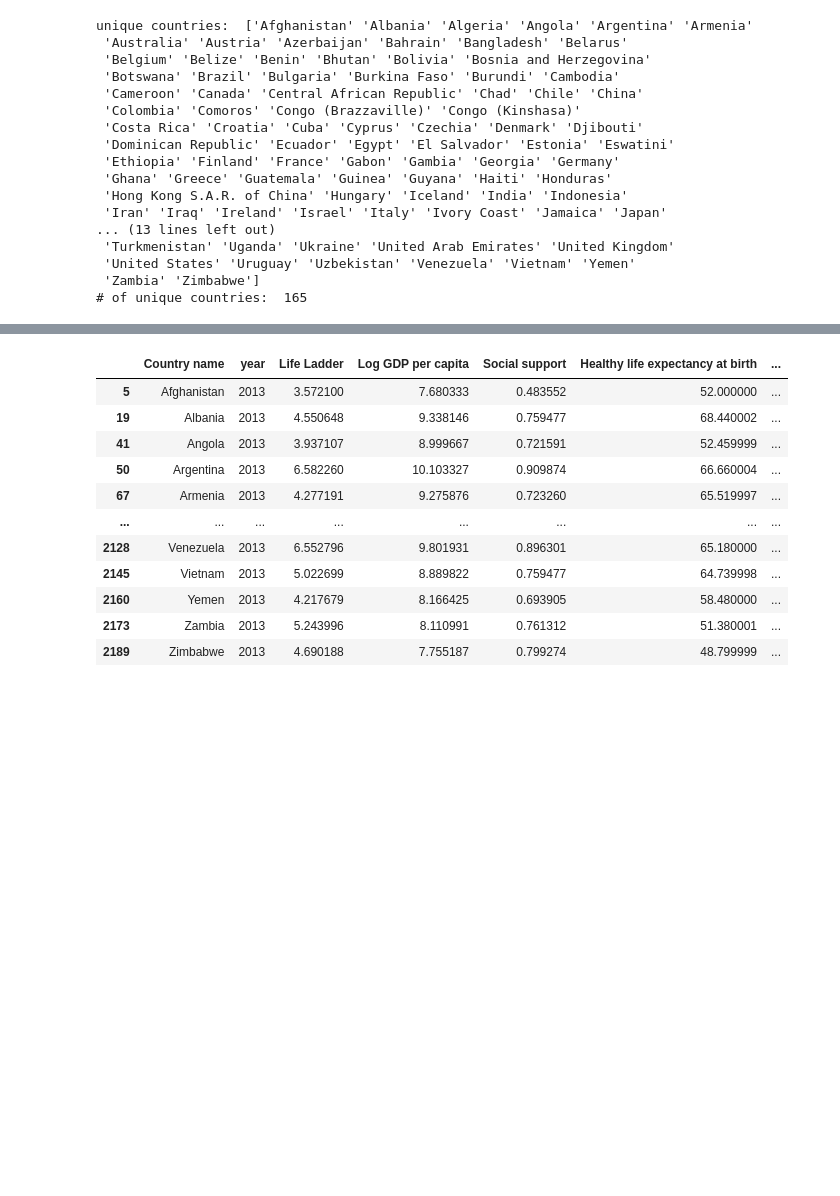
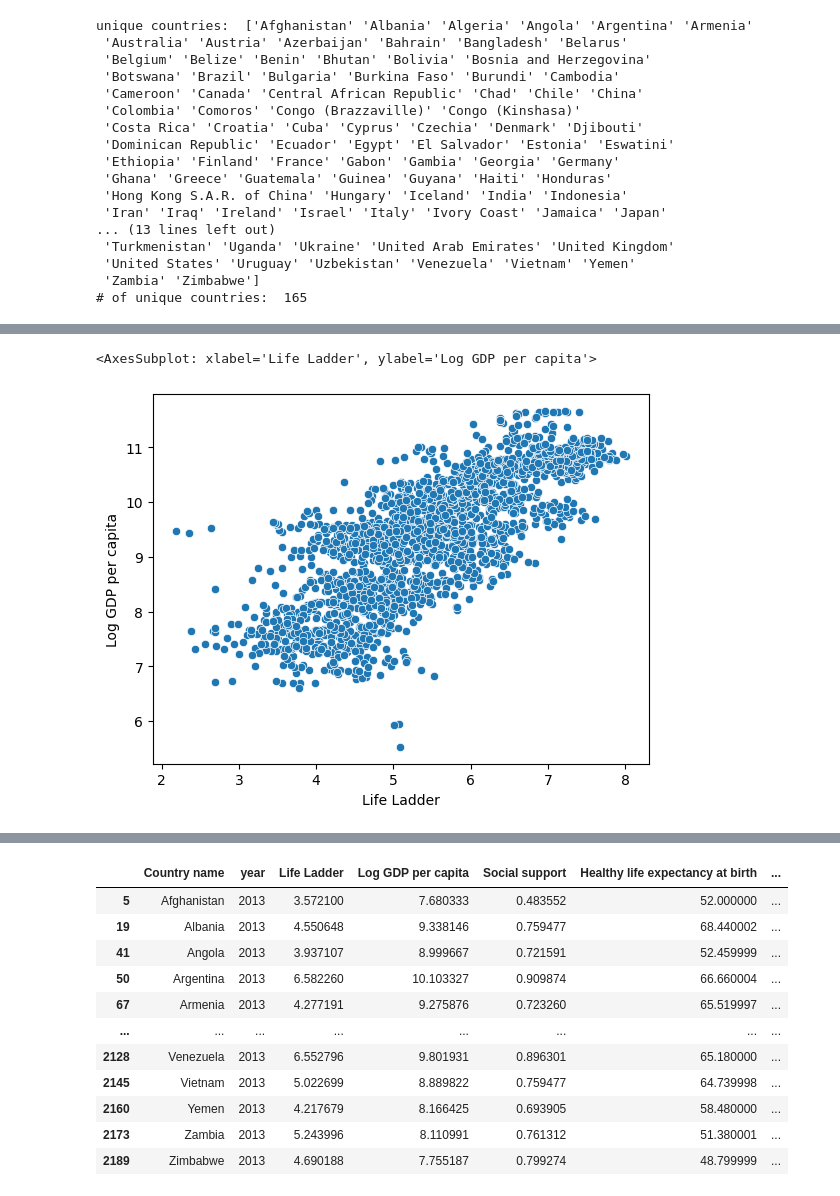
Before and after one commit to USFCA-CS663-Spring2024/happiness-lawrenceslng, a Jupyter notebook: Happiness - Assignment 1 - CS 663 (Machine Learning).ipynb, the cells around one changed output, grey strips where cells are left out. Cells and saved outputs as stored; diff of their text form; code cells hidden in the pictures; blank space fills up the shorter version.

```diff
--- a/Happiness - Assignment 1 - CS 663 (Machine Learning).ipynb
+++ b/Happiness - Assignment 1 - CS 663 (Machine Learning).ipynb
@@ -97,0 +136,5 @@ unique countries:  ['Afghanistan' 'Albania' 'Algeria' 'Angola' 'Argentina' 'Arme
+# %%
+sns.scatterplot(data=happiness_df, x=happiness_df['Life Ladder'], y=happiness_df['Log GDP per capita'])
+# %% [output]
+<AxesSubplot: xlabel='Life Ladder', ylabel='Log GDP per capita'>
+[figure, added]
```
Also changed, not shown: parts of 17 cells of this notebook.
